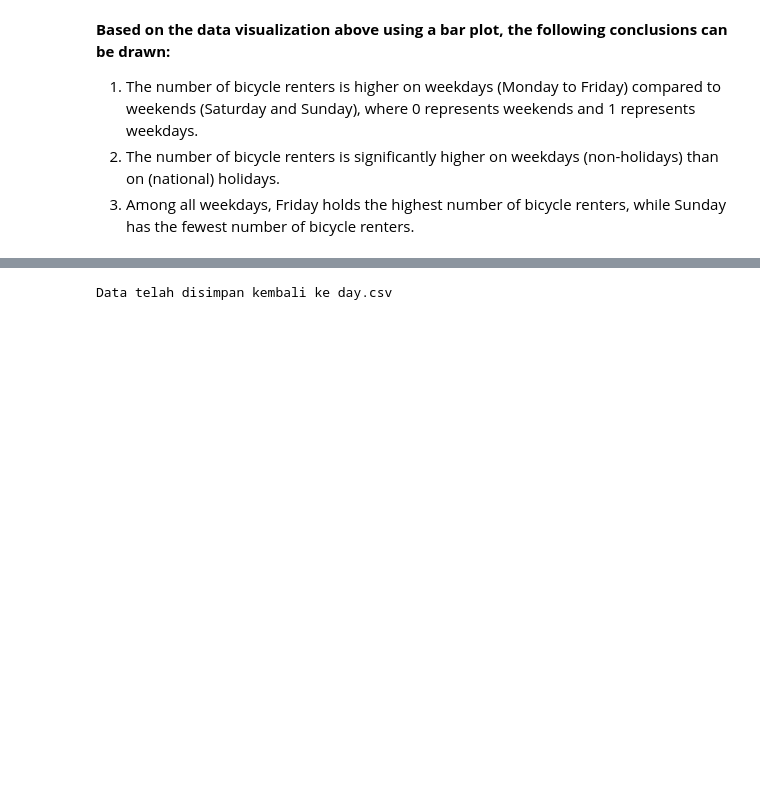
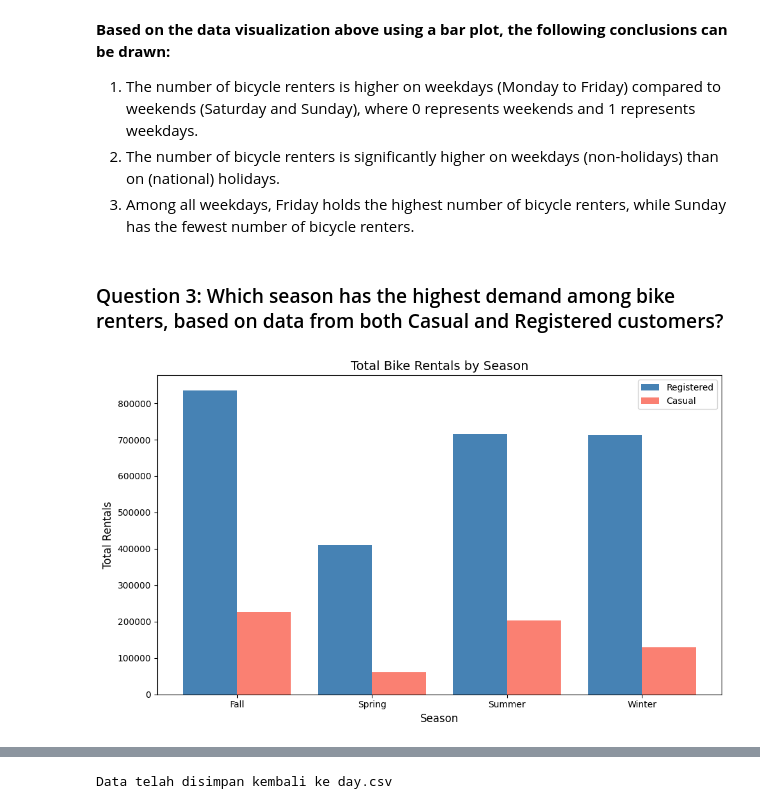
Before and after one commit to LywCodes/Data_Analyst_Project, a Jupyter notebook: notebook.ipynb, the cells around one changed output, grey strips where cells are left out. Cells and saved outputs as stored; diff of their text form; code cells hidden in the pictures; blank space fills up the shorter version.

```diff
--- a/notebook.ipynb
+++ b/notebook.ipynb
@@ -503,3 +520,41 @@ plt.show()
 1. The number of bicycle renters is higher on weekdays (Monday to Friday) compared to weekends (Saturday and Sunday), where 0 represents weekends and 1 represents weekdays.
 2. The number of bicycle renters is significantly higher on weekdays (non-holidays) than on (national) holidays.
 3. Among all weekdays, Friday holds the highest number of bicycle renters, while Sunday has the fewest number of bicycle renters.
+# %% [markdown]
+### Question 3: Which season has the highest demand among bike renters, based on data from both Casual and Registered customers?
+# %%
+# Grouping data by season and calculating the total registered and casual usage
+seasonal_usage = day_df.groupby('season')[['registered', 'casual']].sum().reset_index()
+
+plt.figure(figsize=(10, 6))
+
+
+bar_width = 0.4
+x = range(len(seasonal_usage['season']))
+
+plt.bar(
+    [pos - bar_width / 2 for pos in x],
+    seasonal_usage['registered'],
+    width=bar_width,
+    label='Registered',
+    color='steelblue'
+)
+
+plt.bar(
+    [pos + bar_width / 2 for pos in x],
+    seasonal_usage['casual'],
+    width=bar_width,
+    label='Casual',
+    color='salmon'
+)
+
+# Labeling and adding the legend
+plt.xlabel('Season', fontsize=12)
+plt.ylabel('Total Rentals', fontsize=12)
+plt.title('Total Bike Rentals by Season', fontsize=14)
+plt.xticks(x, seasonal_usage['season'], fontsize=10)  # Set x-axis labels to match the seasons
+plt.legend()
+plt.tight_layout()
+plt.show()
+# %% [output]
+[figure, added]
```
Also changed, not shown: parts of 17 cells of this notebook, 2 other files.
